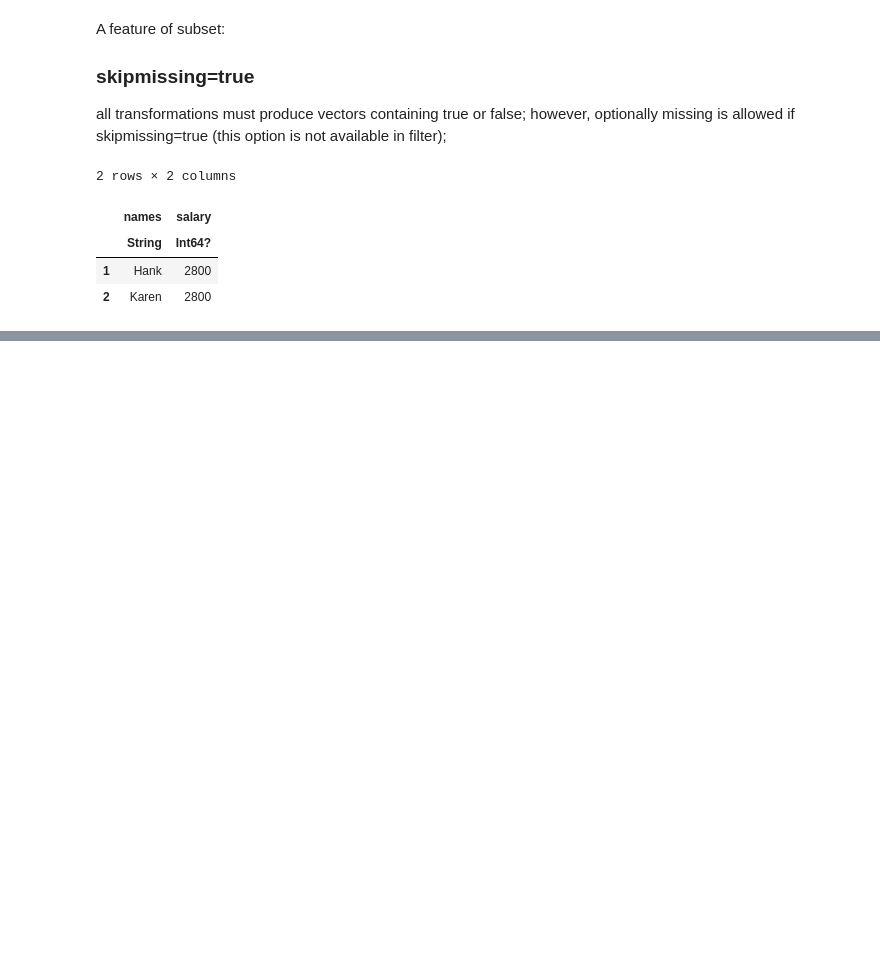
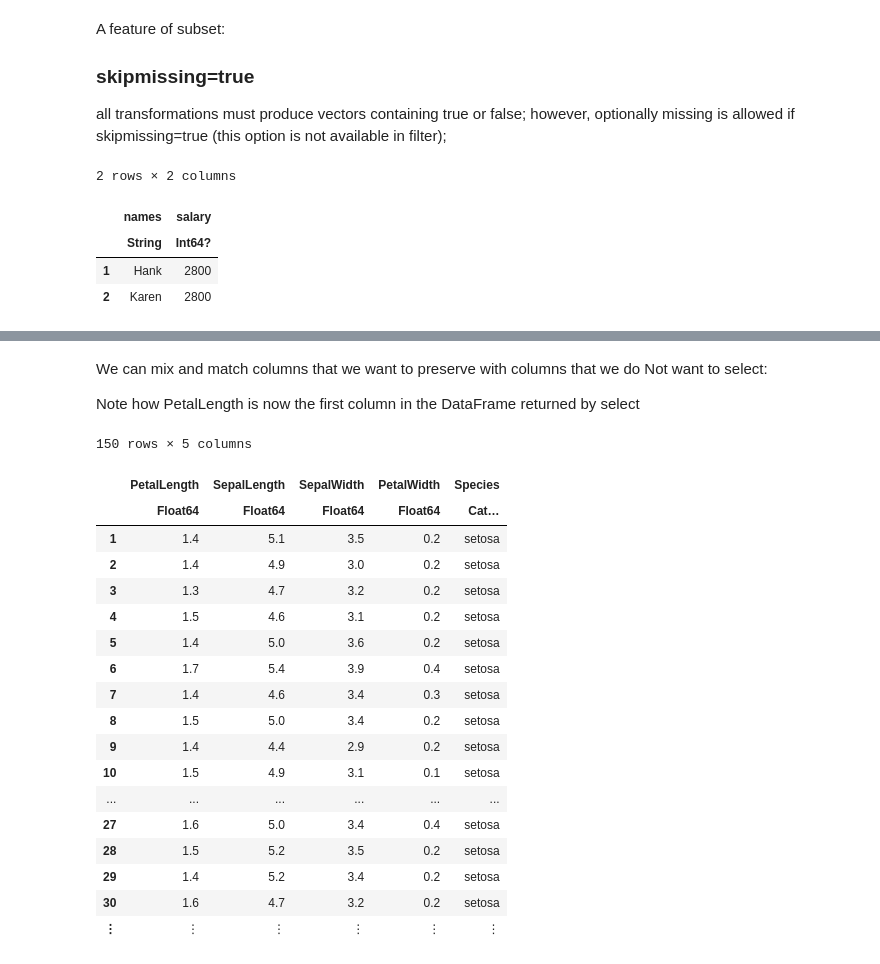
Before and after one commit to Rahul-YYC/data-science-machine-learning, a Jupyter notebook: DataFrames/Julia DataFrames Package.ipynb, the cells around one changed output, grey strips where cells are left out. Saved outputs shown, nothing was run; the diff lists cells and outputs as text; code cells hidden in the pictures; blank space fills up the shorter version.

Commit message:
Added Select Function

```diff
--- a/DataFrames/Julia DataFrames Package.ipynb
+++ b/DataFrames/Julia DataFrames Package.ipynb
@@ -467,0 +544,26 @@ subset(salaries(), :salary => ByRow(>(2_000)); skipmissing=true)
+# %% [markdown]
+We can mix and match columns that we want to preserve with columns that we do Not want to select:
+
+Note how PetalLength is now the first column in the DataFrame returned by select
+# %%
+select(iris, :PetalLength, Not(:PetalLength))
+# %% [output]
+150 rows × 5 columns
+|  | PetalLength | SepalLength | SepalWidth | PetalWidth | Species |
+|  | Float64 | Float64 | Float64 | Float64 | Cat… |
+| 1 | 1.4 | 5.1 | 3.5 | 0.2 | setosa |
+| 2 | 1.4 | 4.9 | 3.0 | 0.2 | setosa |
+| 3 | 1.3 | 4.7 | 3.2 | 0.2 | setosa |
+| 4 | 1.5 | 4.6 | 3.1 | 0.2 | setosa |
+| 5 | 1.4 | 5.0 | 3.6 | 0.2 | setosa |
+| 6 | 1.7 | 5.4 | 3.9 | 0.4 | setosa |
+| 7 | 1.4 | 4.6 | 3.4 | 0.3 | setosa |
+| 8 | 1.5 | 5.0 | 3.4 | 0.2 | setosa |
+| 9 | 1.4 | 4.4 | 2.9 | 0.2 | setosa |
+| 10 | 1.5 | 4.9 | 3.1 | 0.1 | setosa |
+| ... | ... | ... | ... | ... | ... |
+| 27 | 1.6 | 5.0 | 3.4 | 0.4 | setosa |
+| 28 | 1.5 | 5.2 | 3.5 | 0.2 | setosa |
+| 29 | 1.4 | 5.2 | 3.4 | 0.2 | setosa |
+| 30 | 1.6 | 4.7 | 3.2 | 0.2 | setosa |
+| ⋮ | ⋮ | ⋮ | ⋮ | ⋮ | ⋮ |
```
Also changed, not shown: parts of 18 cells of this notebook.
